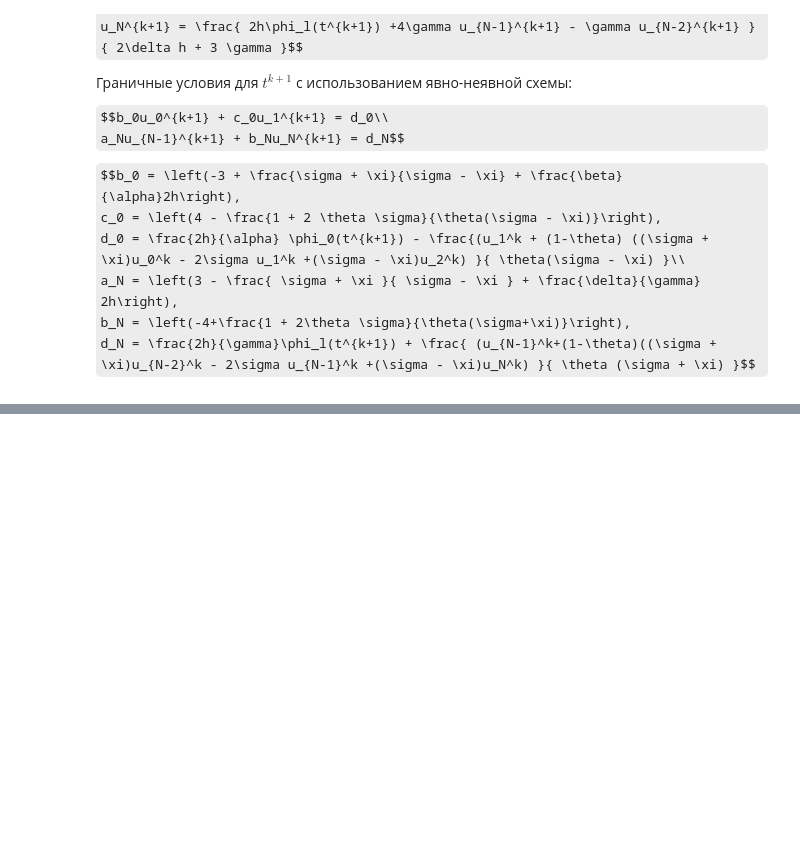
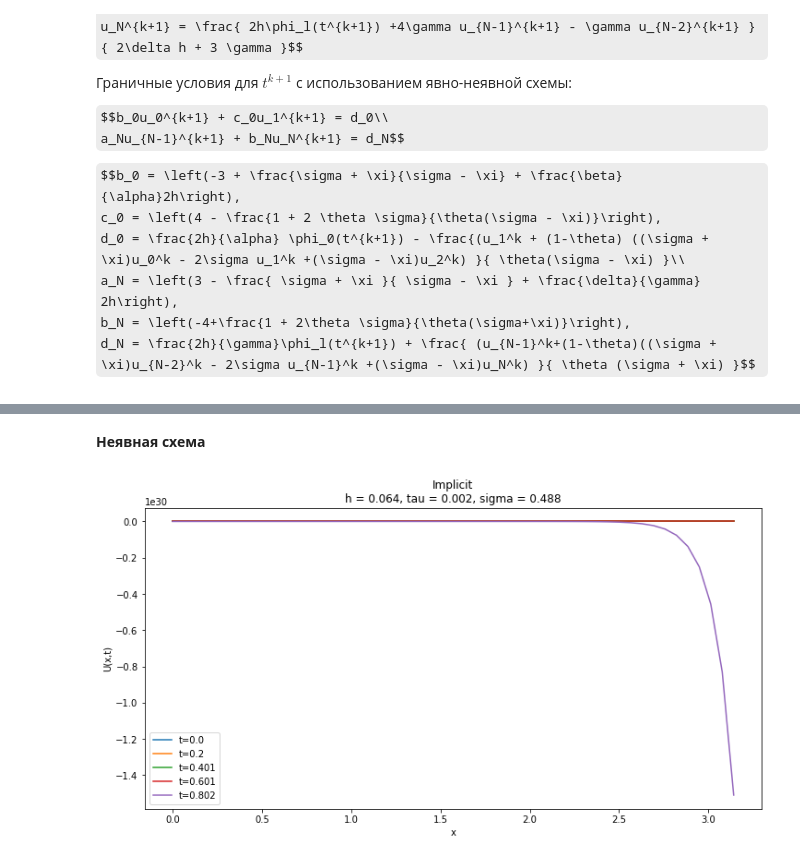
Before and after one commit to vebcreatex7/NM, a Jupyter notebook: lab5/main.ipynb, the cells around one changed output, grey strips where cells are left out. Saved outputs shown, nothing was run; the diff lists cells and outputs as text; code cells hidden in the pictures; some formulas as TeX source; blank space fills up the shorter version.

```diff
--- a/lab5/main.ipynb
+++ b/lab5/main.ipynb
@@ -381,0 +416,4 @@ IndexError: list index out of range
+# %%
+implicit = Explicit_Implicit(T = 1, aprx_cls=approx_2_3)
+implicit.set_theta(1)
+X2, Y2, Z2 = implicit(50, 100)
@@ -381,0 +438,6 @@ IndexError: list index out of range
+# %% [markdown]
+**Неявная схема**
+# %%
+depend_on_h(X2, Y2, Z2, "Implicit", implicit)
+# %% [output]
+[figure, added]
```
Also changed, not shown: parts of 25 cells of this notebook.
